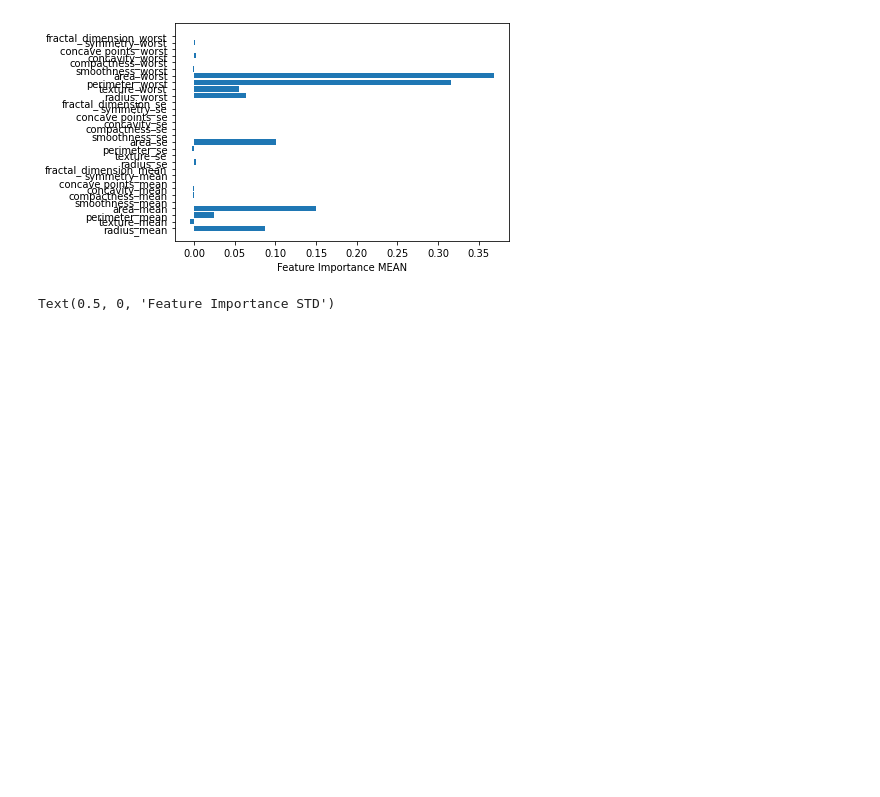
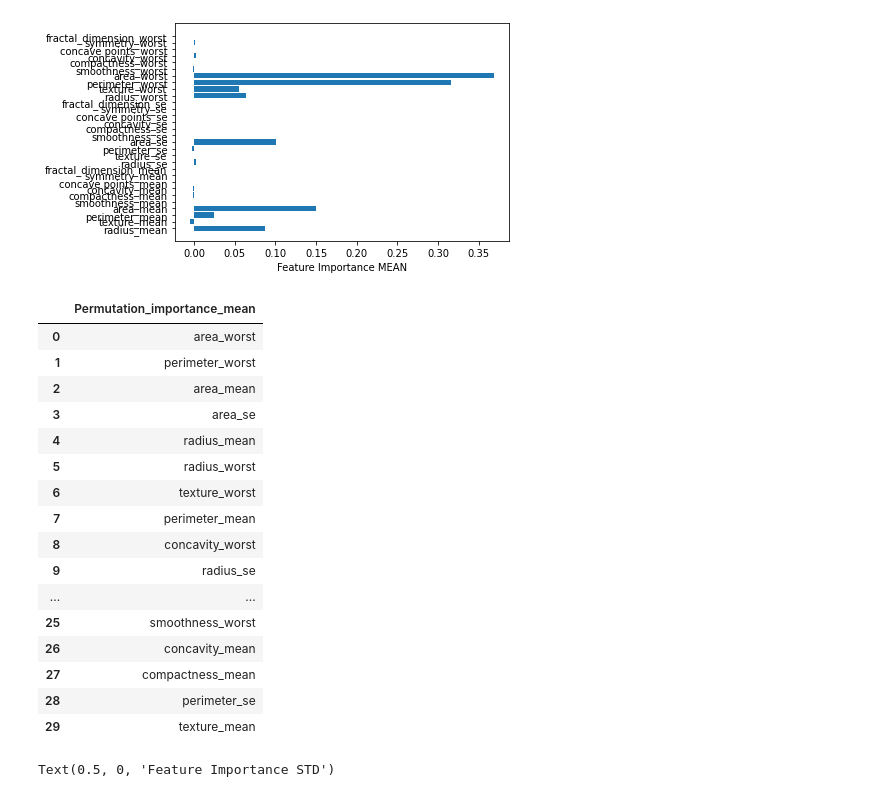
Before and after one commit to Noob919/Feature_selection, a Jupyter notebook: Breast_cancer_wisconsin.ipynb, the cells around one changed output. Saved outputs shown, nothing was run; the diff lists cells and outputs as text; code cells hidden in the pictures; blank space fills up the shorter version.

```diff
--- a/Breast_cancer_wisconsin.ipynb
+++ b/Breast_cancer_wisconsin.ipynb
@@ -73,3 +133,25 @@ plt.xlabel("Feature Importance MEAN")
 # %% [output]
 Text(0.5, 0, 'Feature Importance MEAN')
 [figure]
+# %%
+dc = {'Permutation_importance_mean': X.columns[result.importances_mean.argsort()[::-1]]}
+rank_per_mean = pd.DataFrame(data =  dc)
+rank_per_mean
+# %% [output]
+|  | Permutation_importance_mean |
+| 0 | area_worst |
+| 1 | perimeter_worst |
+| 2 | area_mean |
+| 3 | area_se |
+| 4 | radius_mean |
+| 5 | radius_worst |
+| 6 | texture_worst |
+| 7 | perimeter_mean |
+| 8 | concavity_worst |
+| 9 | radius_se |
+| ... | ... |
+| 25 | smoothness_worst |
+| 26 | concavity_mean |
+| 27 | compactness_mean |
+| 28 | perimeter_se |
+| 29 | texture_mean |
```
Also changed, not shown: parts of 28 cells of this notebook.
